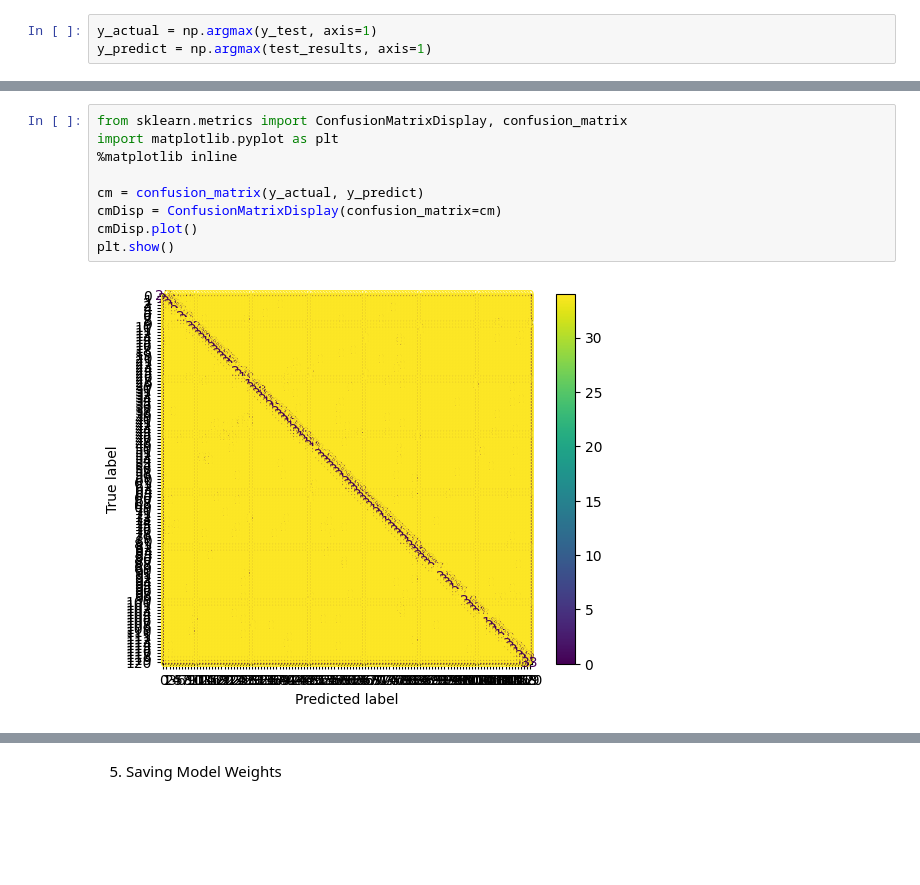
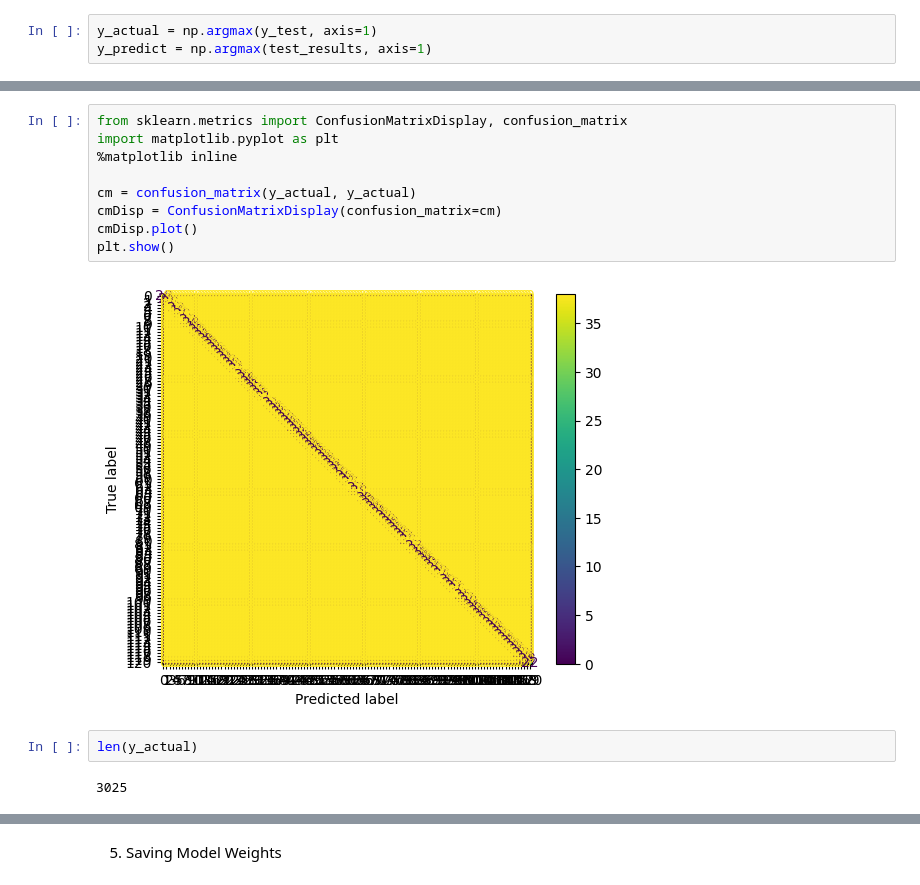
Before and after one commit to AlpacaMoon/sign-language-recognition, a Jupyter notebook: action_feature_extraction/model_train_test.ipynb, the cells around one changed output, grey strips where cells are left out. Drawn from its saved outputs; the diff is of its cells as text; blank space fills up the shorter version.

```diff
--- a/action_feature_extraction/model_train_test.ipynb
+++ b/action_feature_extraction/model_train_test.ipynb
@@ -223,11 +211,15 @@ array([[[2997,    1],
 # %%
 from sklearn.metrics import ConfusionMatrixDisplay, confusion_matrix
 import matplotlib.pyplot as plt
 %matplotlib inline
 
-cm = confusion_matrix(y_actual, y_predict)
+cm = confusion_matrix(y_actual, y_actual)
 cmDisp = ConfusionMatrixDisplay(confusion_matrix=cm)
 cmDisp.plot()
 plt.show()
 # %% [output]
-[figure, old version]
+[figure, new version]
+# %%
+len(y_actual)
+# %% [output]
+3025
```
Also changed, not shown: parts of 8 cells of this notebook, 6 other files.
